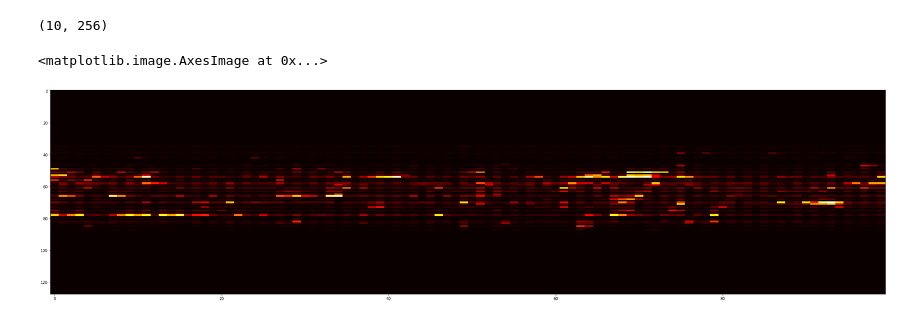
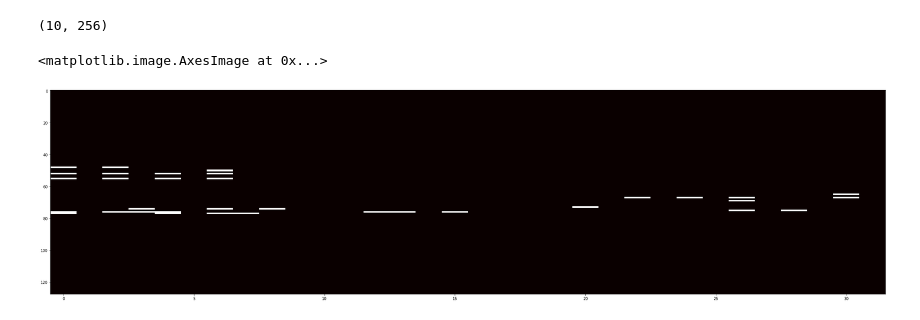
Before and after one commit to Trevor16gordon/music_generation_rnn, a Jupyter notebook: extended-rnn.ipynb, the cells around one changed output. Cells and saved outputs as stored; diff of their text form; code cells hidden in the pictures.

Commit message:
note time model appears to be working rough on one song

```diff
--- a/extended-rnn.ipynb
+++ b/extended-rnn.ipynb
@@ -455,7 +300,10 @@ plt.imshow(data.T, cmap='hot', interpolation='nearest', aspect="auto")
 # %%
 import matplotlib.pyplot as plt
 
+num_beats = 128
+offset = 0
+input_notes = xxx[offset:offset+num_beats, :, :]
 # data = yyy_pred.reshape((1152, 128, 2))
-data = input_notes[0, :, :]
+data = input_notes[:, -1, -4:]
 plt.rcParams["figure.figsize"] = (40,10)
 plt.imshow(data.T, cmap='hot', interpolation='nearest', aspect="auto")
@@ -465,8 +334,7 @@ plt.imshow(data.T, cmap='hot', interpolation='nearest', aspect="auto")
 # %%
-def predict_time_note_model(size=16):
+def predict_time_note_model(yyy_other_in, size=16):
     reshaped_train_data = xxx
     reshaped_train_data_labels = yyy
-    reshaped_train_data_labels_for_input = yyy_other
     num_beats=128
     # size=16
 
@@ -480,20 +348,19 @@ def predict_time_note_model(size=16):
     # offset = np.random.choice(range(len(reshaped_train_data)))
     offset = 0
     input_notes = reshaped_train_data[offset:offset+num_beats, :, :]
-    input_notes_b = reshaped_train_data_labels_for_input[offset:offset+num_beats, :, :]
-    input_notes_b = input_notes_b.reshape((num_beats*num_notes, 2))
-    input_notes_b = np.concatenate([np.zeros((1,2)), input_notes_b[1:, :]])
-    input_notes_b = input_notes_b.reshape((num_beats, num_notes, 2))
+    input_notes_b_reshape = np.copy(yyy_other_in)[offset:offset+num_beats, :, :]
+    # input_notes_b = input_notes_b.reshape((num_beats*num_notes, 2))
+    # input_notes_b = np.concatenate([np.zeros((2,2)), input_notes_b[2:, :]])
+    # input_notes_b = input_notes_b.reshape((num_beats, num_notes, 2))
 
-    last_beats =[str(x) for x in input_notes[0, -1, -4:]]
+    last_beats =[str(x) for x in input_notes[-1, -1, -4:]]
     last_beats_int = int("".join(last_beats), 2)
 
     # input_notes_b_reshape = input_notes_b.reshape((num_beats*(128//batch_sequence_size), batch_sequence_size, 2))
     # input_notes_reshape = input_notes.reshape((num_beats*(128//batch_sequence_size), batch_sequence_size, 53))
     input_notes_reshape = input_notes
-    input_notes_b_reshape = input_notes_b
 
-    input_notes_b_reshape = np.concatenate([input_notes_b_reshape[1:, :, :], np.zeros((1, num_beats, 2))], axis=0)
+    # input_notes_b_reshape = np.concatenate([input_notes_b_reshape[1:, :, :], np.zeros((1, num_beats, 2))], axis=0)
 
     for l in range(size):
         print(l)
@@ -502,16 +369,13 @@ def predict_time_note_model(size=16):
         out_arr = np.zeros((num_notes,2))
         probs_arr = np.zeros((num_notes,2))
 
-        # model.layers[5].reset_states()
-
-        reset = True
-        model.reset_states()
 
         for i in range(num_notes):
-            #TODO: Speed this up by not repredicting the time axis layers.
 
+            # probs = model.predict([input_notes_reshape, input_notes_b_reshape], batch_size=128)
             if i == 0:
                 probs = model.predict([input_notes_reshape, input_notes_b_reshape], batch_size=128)
+
 
                 # Sub Model
 
@@ -537,22 +401,26 @@ def predict_time_note_model(size=16):
 
 
             else:
-                probs = sub_model.predict([intermediate_output, input_notes_b_reshape], batch_size=128)
+                # probs = sub_model.predict([intermediate_output, input_notes_b_reshape], batch_size=128)
+                probs = sub_model.predict([intermediate_output[-1:, :, :], input_notes_b_reshape[-1:, :, :]], batch_size=128)
 
             last_new_play_artic_probs = probs[-1, i, :]
             last_new_play_artic = np.random.binomial(1, last_new_play_artic_probs, size=None).reshape((1, 2))
+
+            # last_new_play_artic = (last_new_play_artic_probs.reshape((1, 2)) > 0.5).astype(np.int64)
 
 
             if i < (num_notes - 1):
                 input_notes_b_reshape[-1, i:i+1, :] = last_new_play_artic
             else:
-                print("Is this getting hit")
                 input_notes_b_reshape = np.concatenate([input_notes_b_reshape[1:, :, :], np.zeros((1, num_beats, 2))], axis=0)
 
             probs_arr[i, 0] = last_new_play_artic_probs[0]
             probs_arr[i, 1] = last_new_play_artic_probs[1]
             out_arr[i, 0] = last_new_play_artic[0, 0]
             out_arr[i, 1] = last_new_play_artic[0, 1]
+
+            # print(f"{i} {last_new_play_artic_probs[0]:.3f} {last_new_play_artic_probs[1]:.3f} {last_new_play_artic[0, 0]} {last_new_play_artic[0, 1]}")
 
         out = out_arr.reshape((256,1))
         probs = probs_arr.reshape((256,1))
@@ -607,5 +479,4 @@ model.input
 # %%
-# %prun
-outputs_joined, all_probs_joined = predict_time_note_model(size=100)
+outputs_joined, all_probs_joined = predict_time_note_model(yyy_other, size=32)
 # %% [output]
 0
@@ -683,15 +553,17 @@ outputs_joined.shape
 # %%
 import matplotlib.pyplot as plt
 from src.utils.visualization import note_and_artic_to_one
 
 # data = yyy_pred.reshape((1152, 128, 2))
 # data = all_probs_joined[:,  :, 0]
 
-# outputs_joined, all_probs_joined
+# all_probs_joined, outputs_joined
 
-data = note_and_artic_to_one(all_probs_joined, what="note_hold")
+# outputs_joined, c
+
+data = note_and_artic_to_one(outputs_joined, what="artic")
 plt.rcParams["figure.figsize"] = (40,10)
 plt.imshow(data, cmap='hot', interpolation='nearest', aspect="auto")
 # %% [output]
 <matplotlib.image.AxesImage at 0x...>
-[figure, old version]
+[figure, new version]
```
Also changed, not shown: parts of 42 cells of this notebook.
